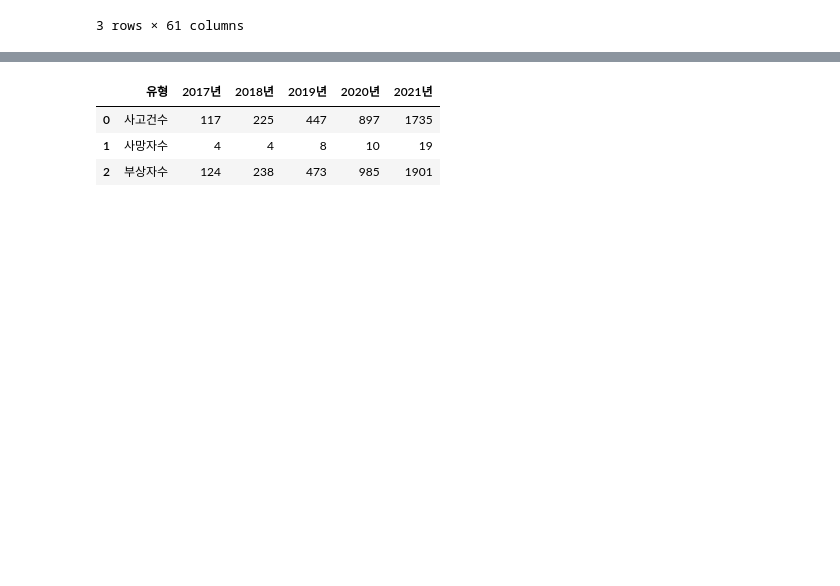
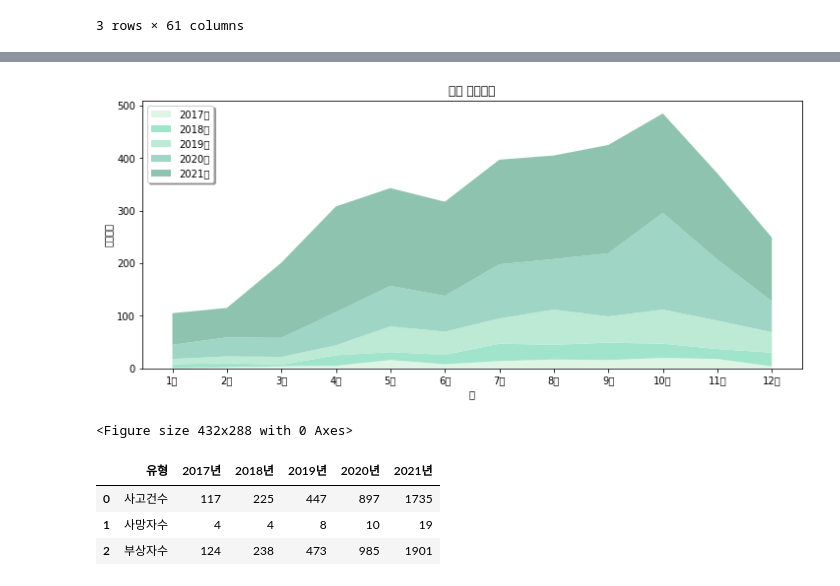
Before and after one commit to choidongjune/uos2022_big_data_contest, a Jupyter notebook: 임재성/PM_month_processing.ipynb, the cells around one changed output, grey strips where cells are left out. Saved outputs shown, nothing was run; the diff lists cells and outputs as text; code cells hidden in the pictures; blank space fills up the shorter version.

```diff
--- a/임재성/PM_month_processing.ipynb
+++ b/임재성/PM_month_processing.ipynb
@@ -76,2 +145,33 @@ df_pm_month
+# %%
+df_pm_month_injury = df_pm_month.iloc[2:3, 1:]
+
+month_2017_injury = df_pm_month_injury.iloc[:,0:12]
+month_2018_injury = df_pm_month_injury.iloc[:,12:24]
+month_2019_injury = df_pm_month_injury.iloc[:,24:36]
+month_2020_injury = df_pm_month_injury.iloc[:,36:48]
+month_2021_injury = df_pm_month_injury.iloc[:,48:60]
+
+list_2017_injury = month_2017_injury.values.tolist()
+list_2018_injury = month_2018_injury.values.tolist()
+list_2019_injury = month_2019_injury.values.tolist()
+list_2020_injury = month_2020_injury.values.tolist()
+list_2021_injury = month_2021_injury.values.tolist()
+# %%
+#부상자수 plot
+x = ["1월", "2월", "3월" ,"4월", "5월", "6월", "7월", "8월", "9월", "10월", "11월", "12월"]
+y = np.vstack([list_2017_injury, list_2018_injury, list_2019_injury, list_2020_injury, list_2021_injury])
+labels = ["2017년", "2018년", "2019년", "2020년", "2021년"]
+
+plt.figure(figsize = (12,5))
+plt.stackplot(x, y,labels = labels, colors = ['#DEF5E5', '#A0E4CB','#BCEAD5','#9ED5C5','#8EC3B0'])
+plt.xlabel('월')
+plt.ylabel('부상자수')
+plt.title('월별 부상자수')
+plt.legend(loc = 'upper left', frameon = True, shadow = True)
+plt.show()
+plt.tight_layout()
+# %% [output]
+[figure, added]
+<Figure size 432x288 with 0 Axes>
 # %%
 #연도별 데이터 추출
```
Also changed, not shown: parts of 10 cells of this notebook, 1 other file.
